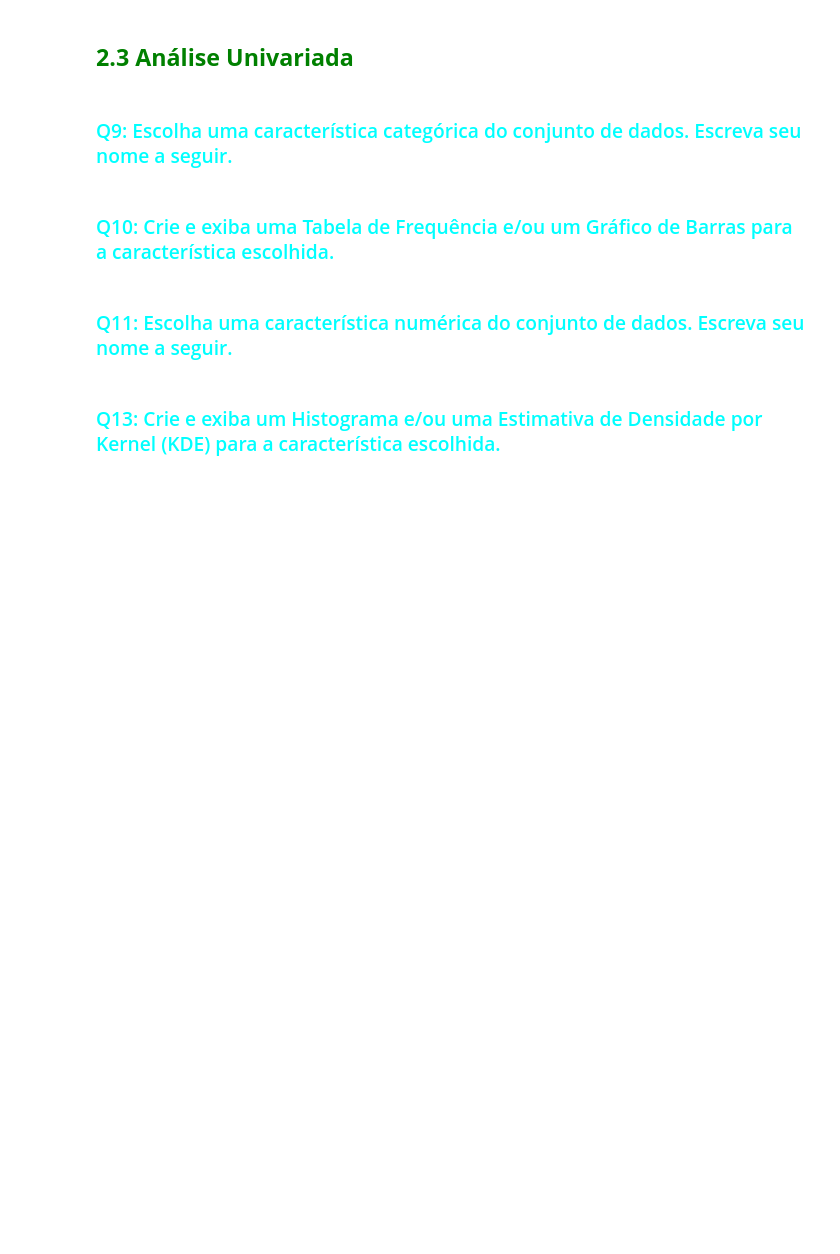
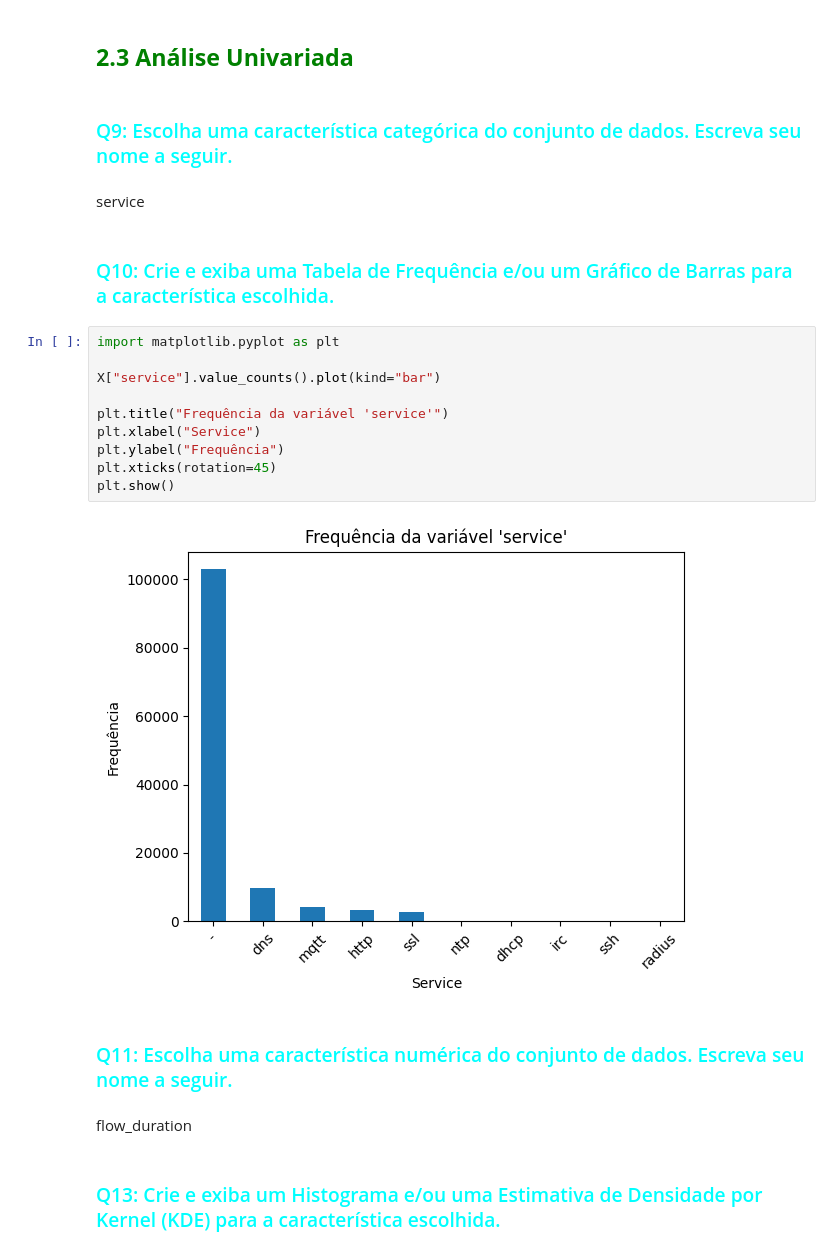
Before and after one commit to MatheusAndrade23/E08-L2-Project, a Jupyter notebook: lab/C24_2026_1_LL_Atividade_03_MMMM.ipynb, the cells around one changed output. Cells and saved outputs as stored; diff of their text form; blank space fills up the shorter version.

```diff
--- a/lab/C24_2026_1_LL_Atividade_03_MMMM.ipynb
+++ b/lab/C24_2026_1_LL_Atividade_03_MMMM.ipynb
@@ -223,9 +223,25 @@ Amplitude: 21728.33558
 ## <font color='green'>**2.3 Análise Univariada**</font>
 # %% [markdown]
 ### <font color='cyan'> Q9: Escolha uma característica categórica do conjunto de dados. Escreva seu nome a seguir.</font>
+# %% [markdown]
+service
 # %% [markdown]
 ### <font color='cyan'> Q10: Crie e exiba uma Tabela de Frequência e/ou um Gráfico de Barras para a característica escolhida.</font>
+# %%
+import matplotlib.pyplot as plt
+
+X["service"].value_counts().plot(kind="bar")
+
+plt.title("Frequência da variável 'service'")
+plt.xlabel("Service")
+plt.ylabel("Frequência")
+plt.xticks(rotation=45)
+plt.show()
+# %% [output]
+[figure, added]
 # %% [markdown]
 ### <font color='cyan'> Q11: Escolha uma característica numérica do conjunto de dados. Escreva seu nome a seguir.</font>
+# %% [markdown]
+flow_duration
 # %% [markdown]
 ### <font color='cyan'> Q13: Crie e exiba um Histograma e/ou uma Estimativa de Densidade por Kernel (KDE) para a característica escolhida.</font>
```
Also changed, not shown: parts of 12 cells of this notebook.
